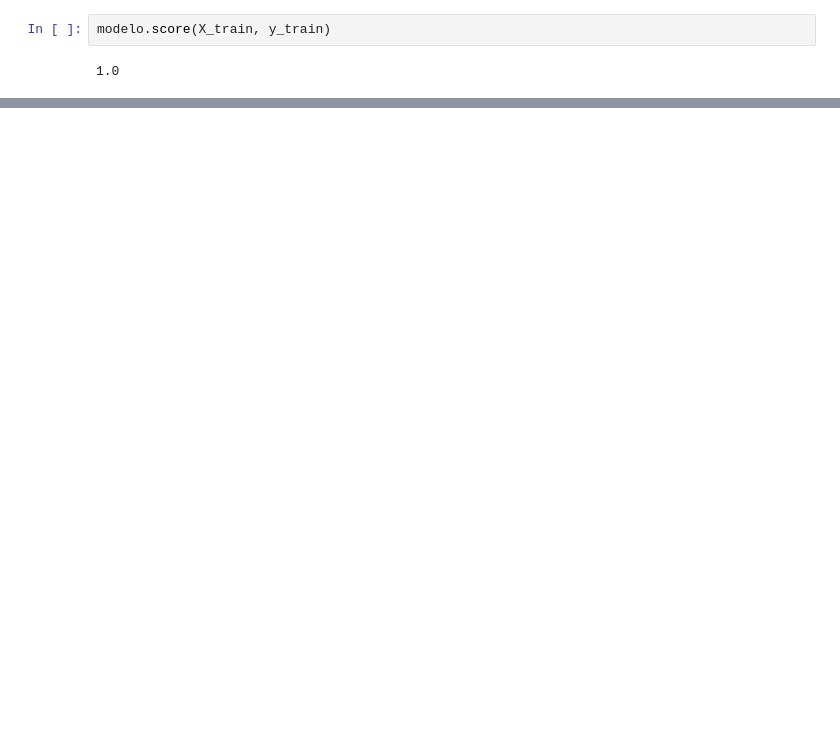
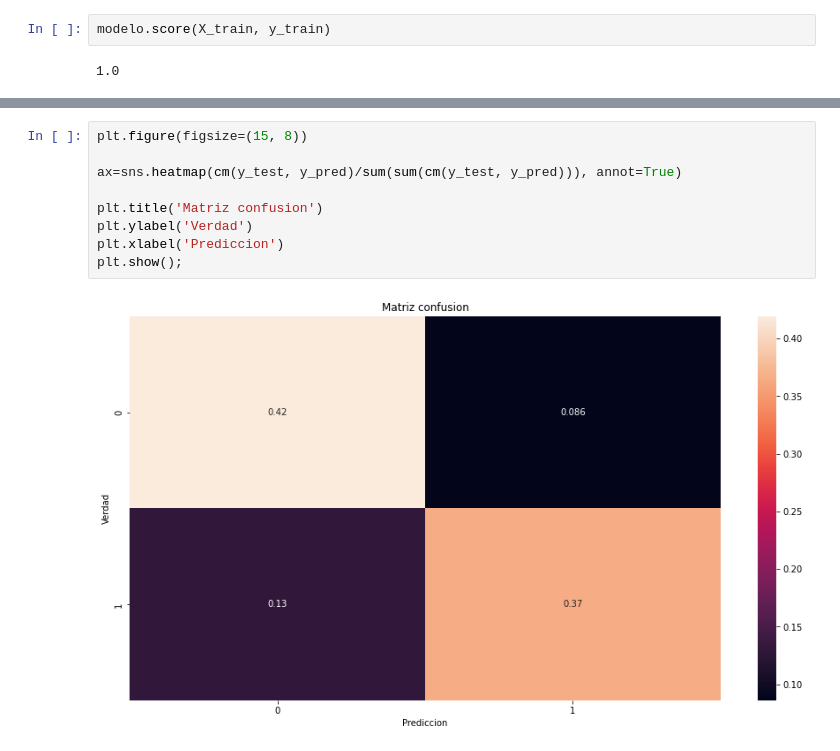
Before and after one commit to YonatanRA/sesame_hr_datatalk, a Jupyter notebook: notebooks/sesame_hr.ipynb, the cells around one changed output, grey strips where cells are left out. Saved outputs shown, nothing was run; the diff lists cells and outputs as text; blank space fills up the shorter version.

```diff
--- a/notebooks/sesame_hr.ipynb
+++ b/notebooks/sesame_hr.ipynb
@@ -414,0 +455,11 @@ plt.show();
+# %%
+plt.figure(figsize=(15, 8))
+
+ax=sns.heatmap(cm(y_test, y_pred)/sum(sum(cm(y_test, y_pred))), annot=True)
+
+plt.title('Matriz confusion')
+plt.ylabel('Verdad')
+plt.xlabel('Prediccion')
+plt.show();
+# %% [output]
+[figure, added]
```
Also changed, not shown: parts of 17 cells of this notebook.
